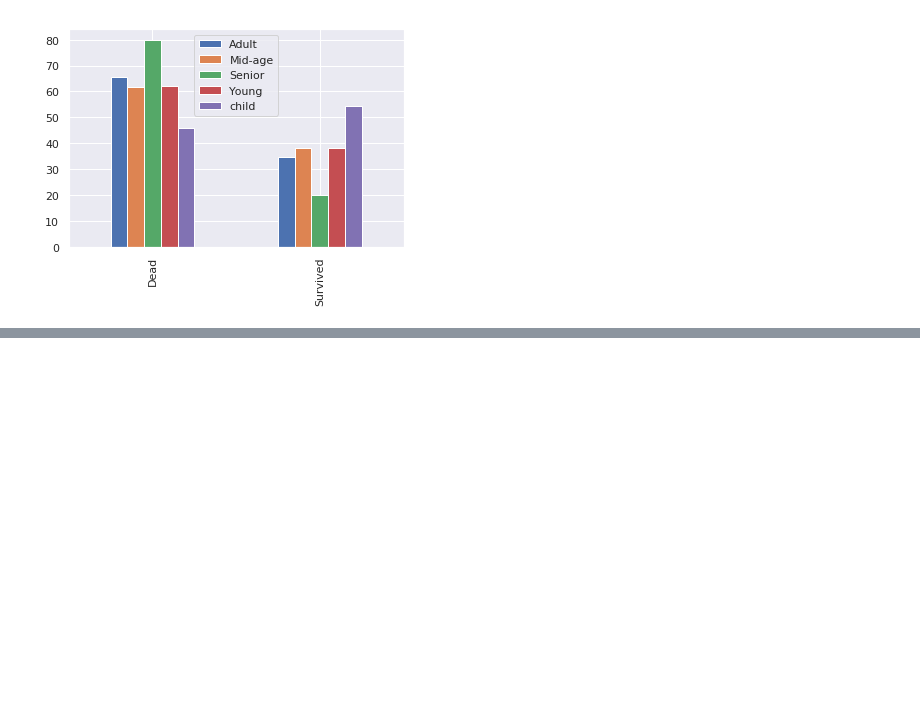
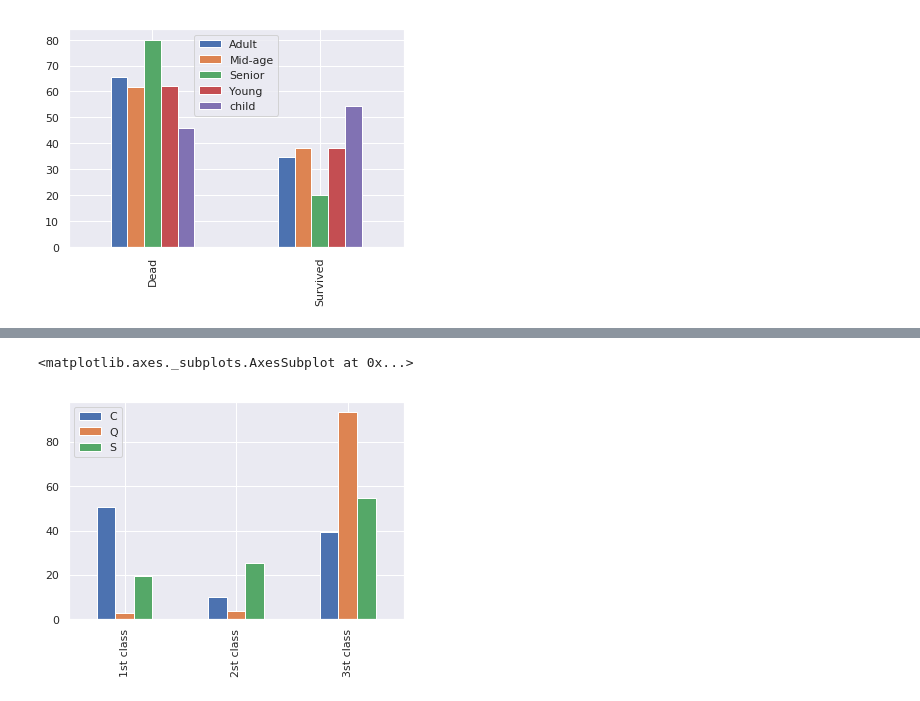
Before and after one commit to SkinkaDS/Titanic, a Jupyter notebook: thaynnara/titanic.ipynb, the cells around one changed output, grey strips where cells are left out. Saved outputs shown, nothing was run; the diff lists cells and outputs as text; code cells hidden in the pictures; blank space fills up the shorter version.

```diff
--- a/thaynnara/titanic.ipynb
+++ b/thaynnara/titanic.ipynb
@@ -469,0 +493,12 @@ df.plot(kind="bar")
+# %%
+def normalizePclass(city):
+    return (dataFrame[dataFrame.Embarked == city]["Pclass"].value_counts(normalize=True).apply(percent2))
+
+df = pandas.DataFrame({"S" : normalizePclass("S"),
+                      "C" : normalizePclass("C"),
+                      "Q" : normalizePclass("Q")})
+df.index=["1st class", "2st class", "3st class"]
+df.plot(kind="bar")
+# %% [output]
+<matplotlib.axes._subplots.AxesSubplot at 0x...>
+[figure, added]
```
Also changed, not shown: parts of 12 cells of this notebook.
